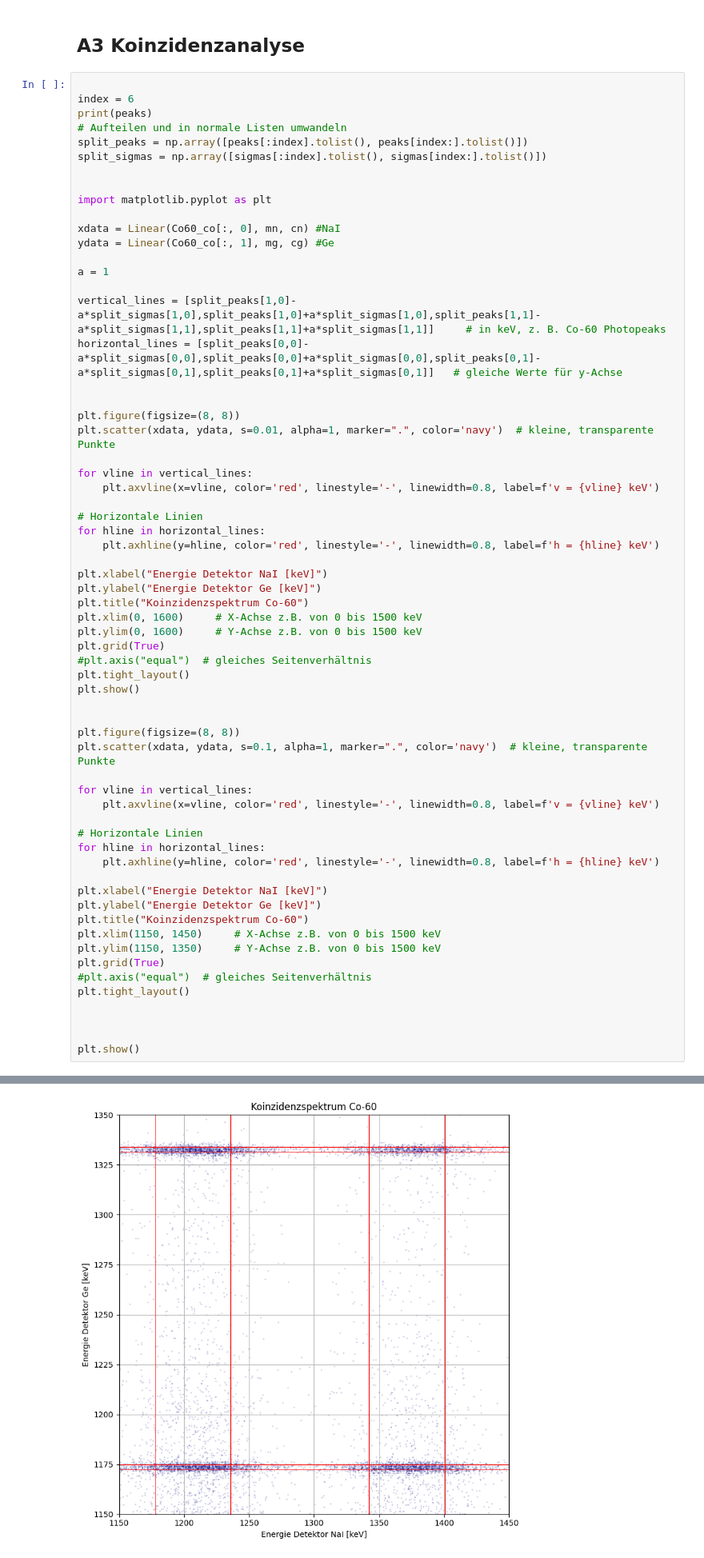
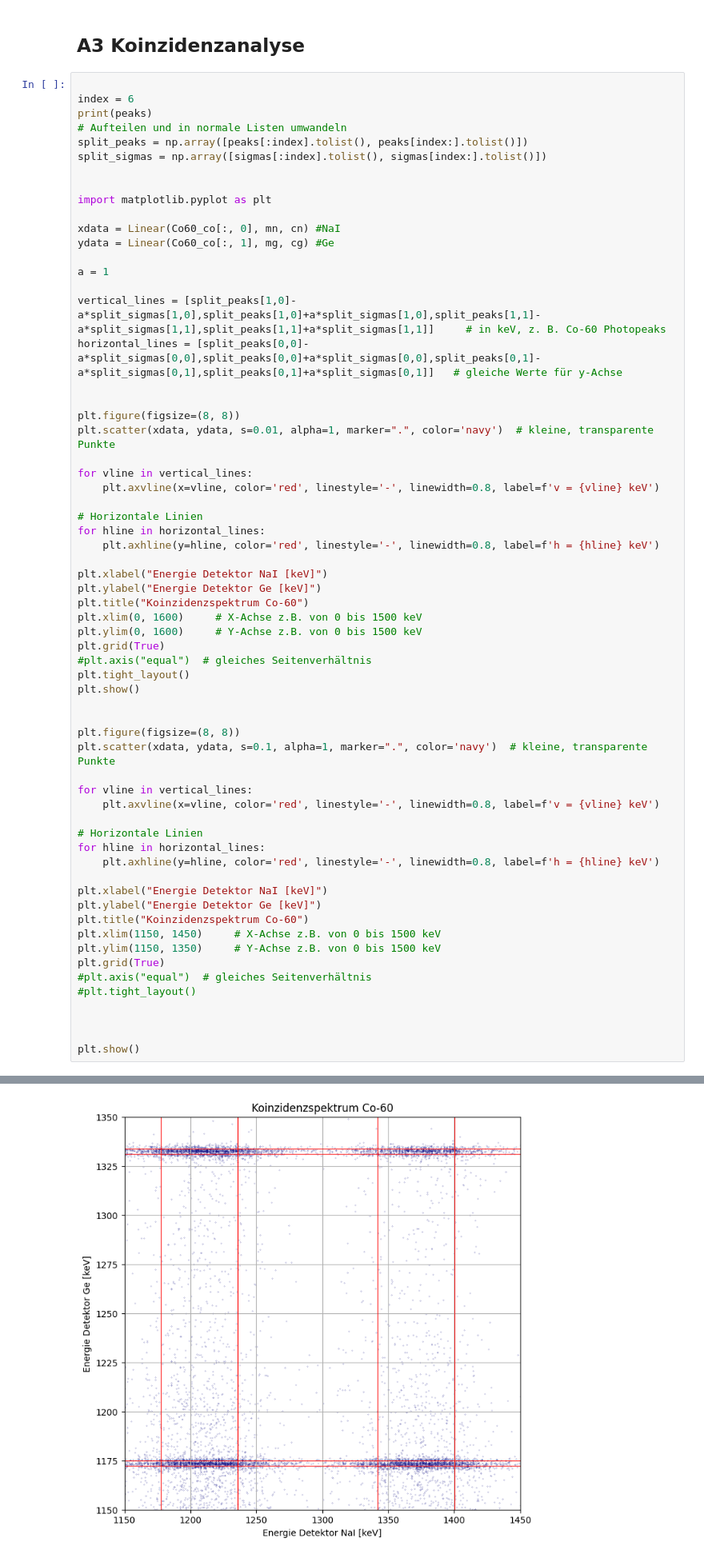
Before and after one commit to caesar2003/P4-Gamma-Coincidence-Spectroscopy, a Jupyter notebook: auswertung.ipynb, the cells around one changed output, grey strips where cells are left out. Shown at 80% size. Saved outputs shown, nothing was run; the diff lists cells and outputs as text.

```diff
--- a/auswertung.ipynb
+++ b/auswertung.ipynb
@@ -584,35 +584,35 @@ plt.grid(True)
 plt.tight_layout()
 plt.show()
 
 
 plt.figure(figsize=(8, 8))
 plt.scatter(xdata, ydata, s=0.1, alpha=1, marker=".", color='navy')  # kleine, transparente Punkte
 
 for vline in vertical_lines:
     plt.axvline(x=vline, color='red', linestyle='-', linewidth=0.8, label=f'v = {vline} keV')
 
 # Horizontale Linien
 for hline in horizontal_lines:
     plt.axhline(y=hline, color='red', linestyle='-', linewidth=0.8, label=f'h = {hline} keV')
 
 plt.xlabel("Energie Detektor NaI [keV]")
 plt.ylabel("Energie Detektor Ge [keV]")
 plt.title("Koinzidenzspektrum Co-60")
 plt.xlim(1150, 1450)     # X-Achse z.B. von 0 bis 1500 keV
 plt.ylim(1150, 1350)     # Y-Achse z.B. von 0 bis 1500 keV
 plt.grid(True)
 #plt.axis("equal")  # gleiches Seitenverhältnis
-plt.tight_layout()
+#plt.tight_layout()
 
 
 
 plt.show()
 # %% [output]
 [1173.57610531 1332.50268075  910.97532768 1120.13546377  219.41454357
    82.30420125 1206.72097394 1371.2614364   961.79903901 1111.86081211
   251.15754103   95.79347836]
 [figure]
-[figure, old version]
+[figure, new version]
 # %%
 
 x1_min, x1_max, x2_min, x2_max = vertical_lines
```
Also changed, not shown: parts of 3 cells of this notebook.
